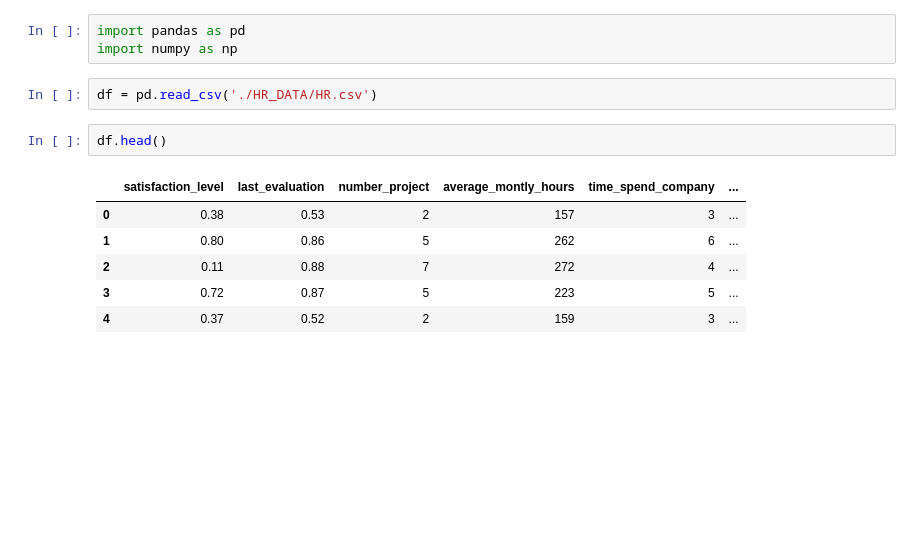
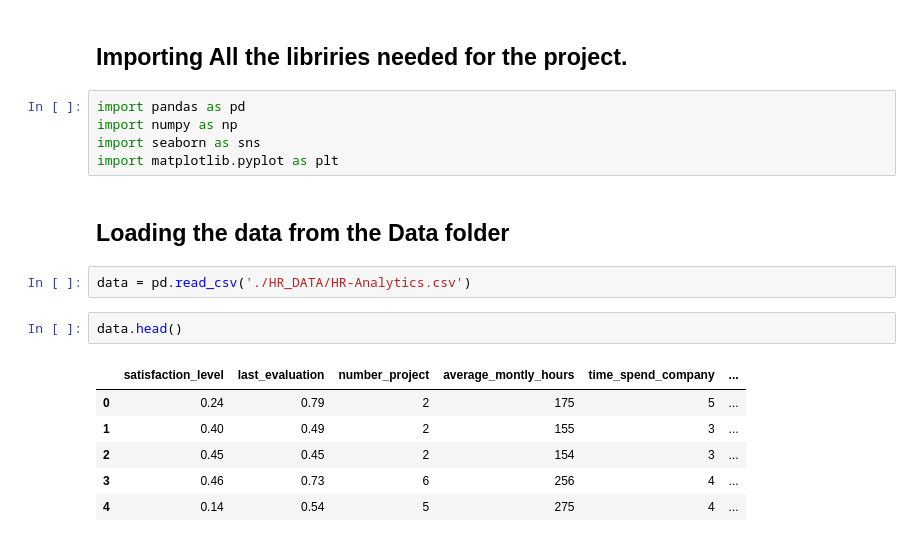
Before and after one commit to NisAchal/HR_ANALYSIS, a Jupyter notebook: HR_Analysis.ipynb, the cells around one changed output. Drawn from its saved outputs; the diff is of its cells as text; blank space fills up the shorter version.

Commit message:
upto Data Exploration

```diff
--- a/HR_Analysis.ipynb
+++ b/HR_Analysis.ipynb
@@ -22,14 +1,20 @@ Successfully installed seaborn-0.12.2
+# %% [markdown]
+## Importing All the libriries needed for the project.
 # %%
 import pandas as pd
 import numpy as np
+import seaborn as sns
+import matplotlib.pyplot as plt
+# %% [markdown]
+## Loading the data from the Data folder
 # %%
-df = pd.read_csv('./HR_DATA/HR.csv')
+data = pd.read_csv('./HR_DATA/HR-Analytics.csv')
 # %%
-df.head()
+data.head()
 # %% [output]
 |  | satisfaction_level | last_evaluation | number_project | average_montly_hours | time_spend_company | ... |
-| 0 | 0.38 | 0.53 | 2 | 157 | 3 | ... |
-| 1 | 0.80 | 0.86 | 5 | 262 | 6 | ... |
-| 2 | 0.11 | 0.88 | 7 | 272 | 4 | ... |
-| 3 | 0.72 | 0.87 | 5 | 223 | 5 | ... |
-| 4 | 0.37 | 0.52 | 2 | 159 | 3 | ... |
+| 0 | 0.24 | 0.79 | 2 | 175 | 5 | ... |
+| 1 | 0.40 | 0.49 | 2 | 155 | 3 | ... |
+| 2 | 0.45 | 0.45 | 2 | 154 | 3 | ... |
+| 3 | 0.46 | 0.73 | 6 | 256 | 4 | ... |
+| 4 | 0.14 | 0.54 | 5 | 275 | 4 | ... |
```
Also changed, not shown: parts of 37 cells of this notebook, 1 other file.
